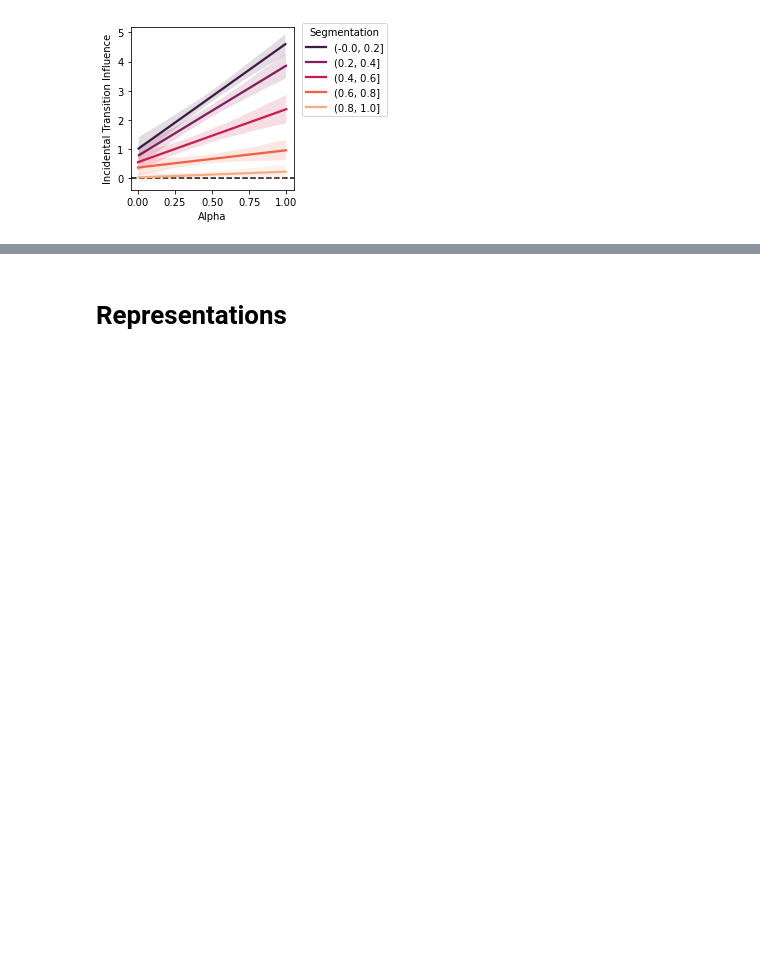
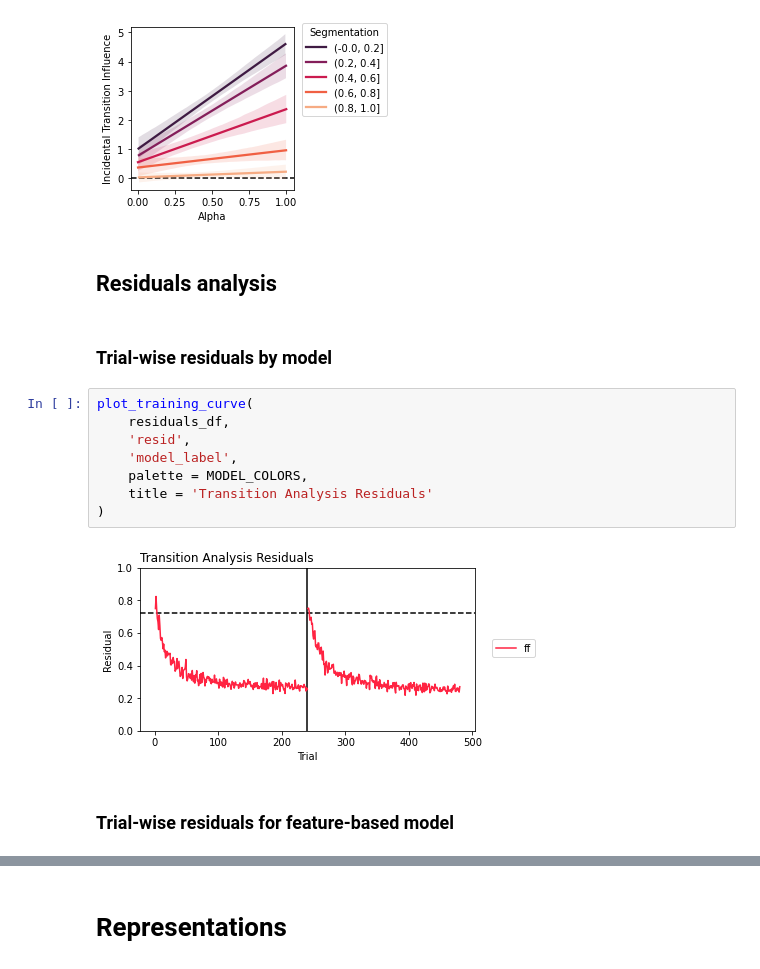
Before and after one commit to BakkourLabRepo/feat-predict_models, a Jupyter notebook: notebooks/exp_2/simulations.ipynb, the cells around one changed output, grey strips where cells are left out. Saved outputs shown, nothing was run; the diff lists cells and outputs as text; blank space fills up the shorter version.

Commit message:
added residuals plots

```diff
--- a/notebooks/exp_2/simulations.ipynb
+++ b/notebooks/exp_2/simulations.ipynb
@@ -1011,3 +1066,19 @@ See the caveats in the documentation: https://pandas.pydata.org/pandas-docs/stab
   plot_df['segmentation_bin'] = bin_params(
 [figure]
 [figure]
+# %% [markdown]
+## Residuals analysis
+# %% [markdown]
+### Trial-wise residuals by model
+# %%
+plot_training_curve(
+    residuals_df,
+    'resid',
+    'model_label',
+    palette = MODEL_COLORS,
+    title = 'Transition Analysis Residuals'
+)
+# %% [output]
+[figure, added]
+# %% [markdown]
+### Trial-wise residuals for feature-based model
```
Also changed, not shown: parts of 14 cells of this notebook.
